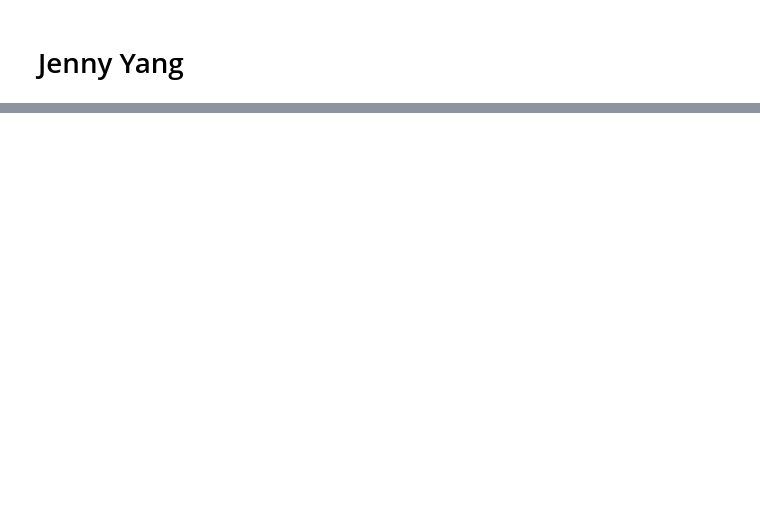
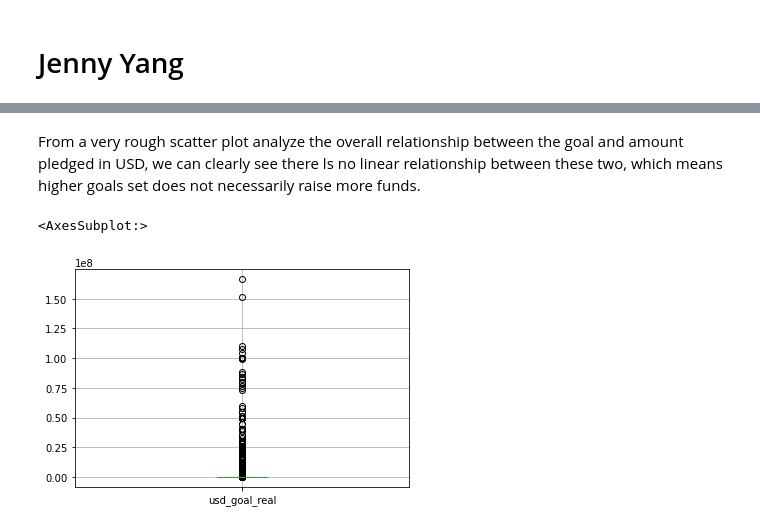
Before and after one commit to data301-2021-winter1/project-group45-project, a Jupyter notebook: notebooks/analysis2.ipynb, the cells around one changed output, grey strips where cells are left out. Drawn from its saved outputs; the diff is of its cells as text; code cells hidden in the pictures; blank space fills up the shorter version.

```diff
--- a/notebooks/analysis2.ipynb
+++ b/notebooks/analysis2.ipynb
@@ -16,0 +106,7 @@ df.head()
+# %% [markdown]
+From a very rough scatter plot analyze the overall relationship between the goal and amount pledged in USD, we can clearly see there ls no linear relationship between these two, which means higher goals set does not necessarily raise more funds.
+# %%
+df.boxplot('usd_goal_real')
+# %% [output]
+<AxesSubplot:>
+[figure, added]
```
Also changed, not shown: parts of 37 cells of this notebook, 1 other file.
